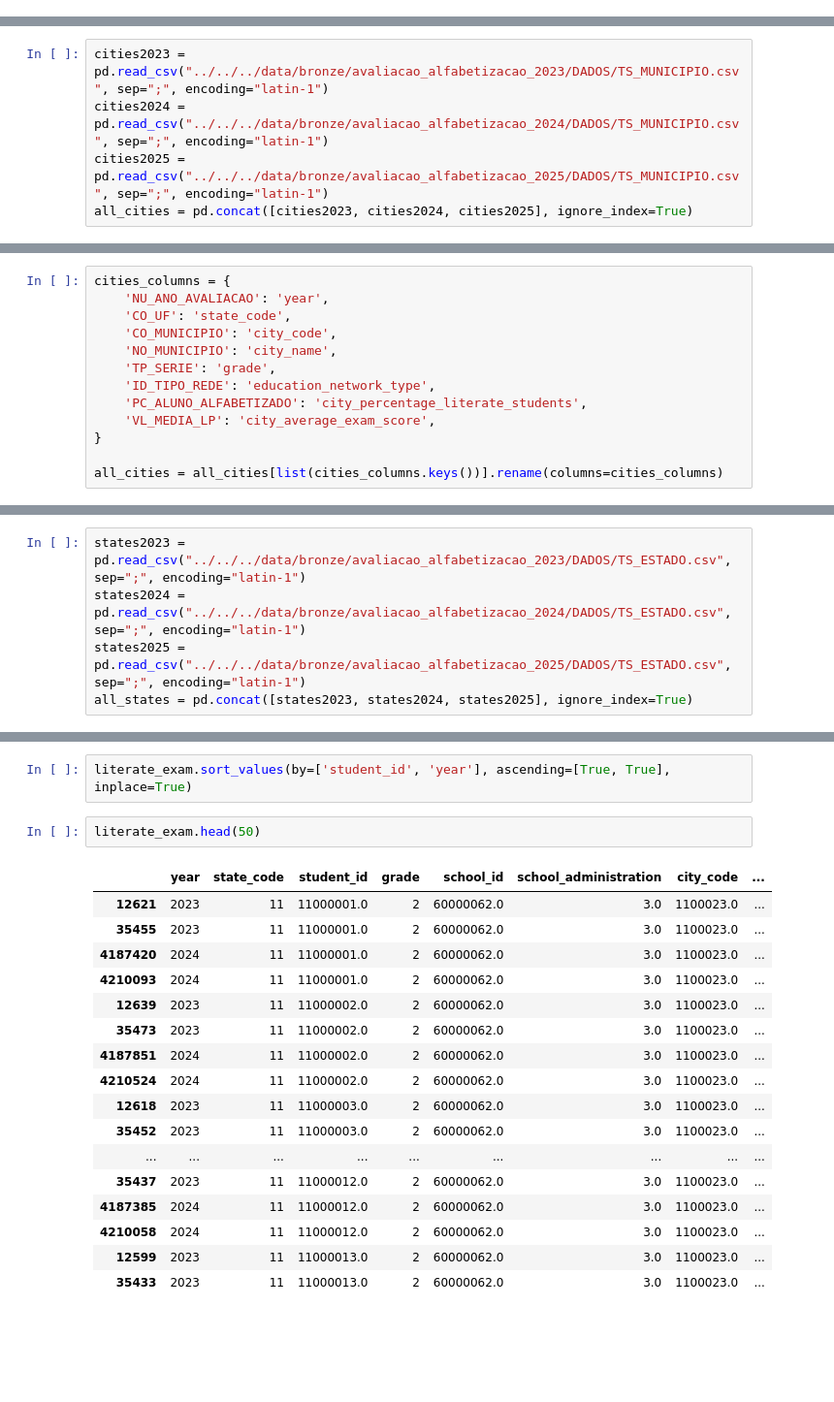
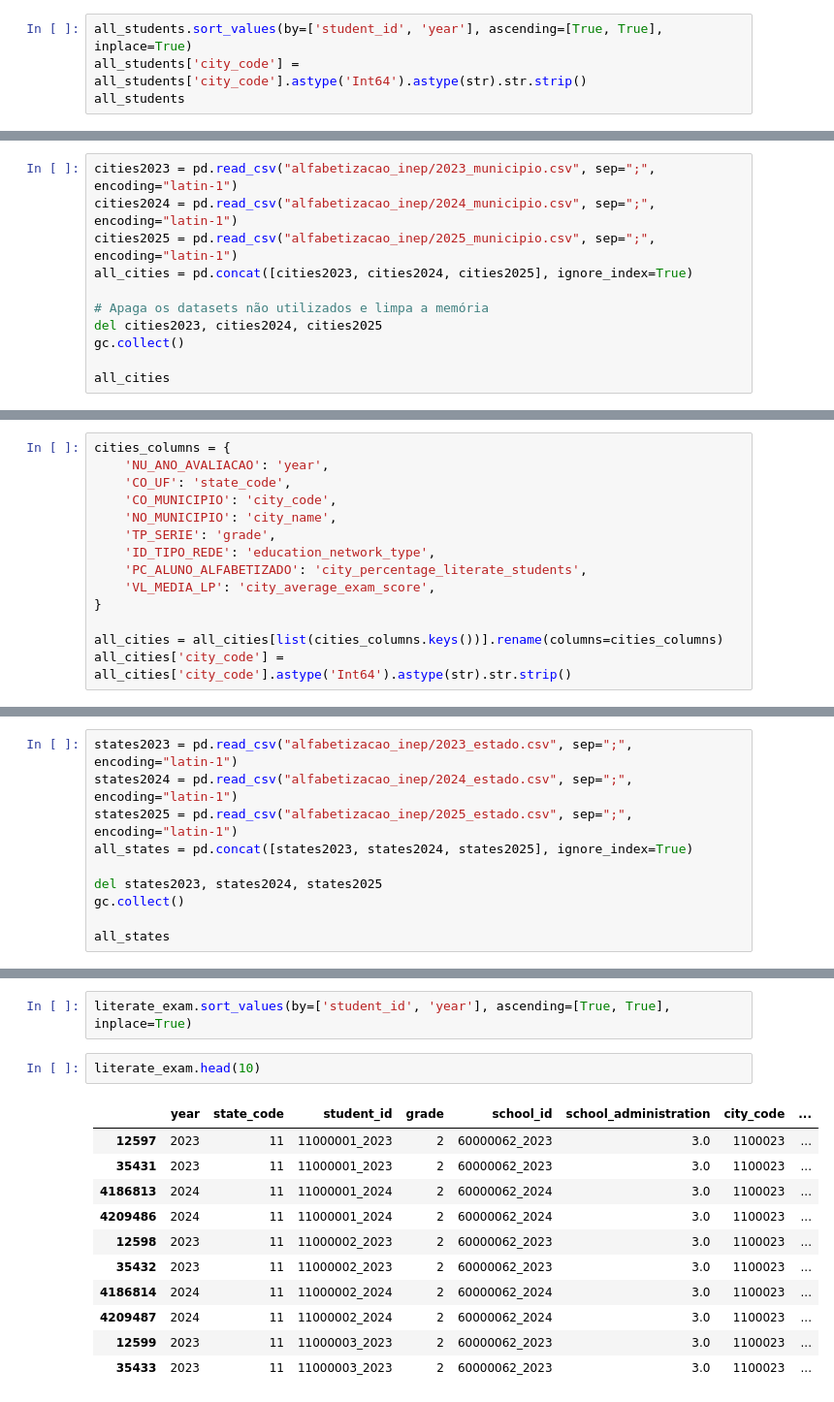
Before and after one commit to 1IAST-G29/tech-challenge-fase3, a Jupyter notebook: src/data/notebooks/eda.ipynb, the cells around one changed output, grey strips where cells are left out. Shown at 97% size. Drawn from its saved outputs; the diff is of its cells as text; blank space fills up the shorter version.

Commit message:
feat: consolidação dos datasets de alfabetização, unicaidade dos IDs, alteração dos tipos de dados e insights sobre o merge

```diff
--- a/src/data/notebooks/eda.ipynb
+++ b/src/data/notebooks/eda.ipynb
@@ -32,0 +118,4 @@ all_students.head()
+# %%
+all_students.sort_values(by=['student_id', 'year'], ascending=[True, True], inplace=True)
+all_students['city_code'] = all_students['city_code'].astype('Int64').astype(str).str.strip()
+all_students
@@ -33,5 +140,11 @@ all_students.head()
 # %%
-cities2023 = pd.read_csv("../../../data/bronze/avaliacao_alfabetizacao_2023/DADOS/TS_MUNICIPIO.csv", sep=";", encoding="latin-1")
-cities2024 = pd.read_csv("../../../data/bronze/avaliacao_alfabetizacao_2024/DADOS/TS_MUNICIPIO.csv", sep=";", encoding="latin-1")
-cities2025 = pd.read_csv("../../../data/bronze/avaliacao_alfabetizacao_2025/DADOS/TS_MUNICIPIO.csv", sep=";", encoding="latin-1")
+cities2023 = pd.read_csv("alfabetizacao_inep/2023_municipio.csv", sep=";", encoding="latin-1")
+cities2024 = pd.read_csv("alfabetizacao_inep/2024_municipio.csv", sep=";", encoding="latin-1")
+cities2025 = pd.read_csv("alfabetizacao_inep/2025_municipio.csv", sep=";", encoding="latin-1")
 all_cities = pd.concat([cities2023, cities2024, cities2025], ignore_index=True)
+
+# Apaga os datasets não utilizados e limpa a memória
+del cities2023, cities2024, cities2025
+gc.collect()
+
+all_cities
@@ -48,6 +175,7 @@ cities_columns = {
 }
 
 all_cities = all_cities[list(cities_columns.keys())].rename(columns=cities_columns)
+all_cities['city_code'] = all_cities['city_code'].astype('Int64').astype(str).str.strip()
 # %%
 all_cities.head()
 # %% [output]
@@ -60,5 +190,10 @@ all_cities.head()
 # %%
-states2023 = pd.read_csv("../../../data/bronze/avaliacao_alfabetizacao_2023/DADOS/TS_ESTADO.csv", sep=";", encoding="latin-1")
-states2024 = pd.read_csv("../../../data/bronze/avaliacao_alfabetizacao_2024/DADOS/TS_ESTADO.csv", sep=";", encoding="latin-1")
-states2025 = pd.read_csv("../../../data/bronze/avaliacao_alfabetizacao_2025/DADOS/TS_ESTADO.csv", sep=";", encoding="latin-1")
+states2023 = pd.read_csv("alfabetizacao_inep/2023_estado.csv", sep=";", encoding="latin-1")
+states2024 = pd.read_csv("alfabetizacao_inep/2024_estado.csv", sep=";", encoding="latin-1")
+states2025 = pd.read_csv("alfabetizacao_inep/2025_estado.csv", sep=";", encoding="latin-1")
 all_states = pd.concat([states2023, states2024, states2025], ignore_index=True)
+
+del states2023, states2024, states2025
+gc.collect()
+
+all_states
@@ -162,22 +299,16 @@ literate_exam.set_index(['student_id', 'year'])
 # %%
 literate_exam.sort_values(by=['student_id', 'year'], ascending=[True, True], inplace=True)
 # %%
-literate_exam.head(50)
+literate_exam.head(10)
 # %% [output]
 |  | year | state_code | student_id | grade | school_id | school_administration | city_code | ... |
-| 12621 | 2023 | 11 | 11000001.0 | 2 | 60000062.0 | 3.0 | 1100023.0 | ... |
-| 35455 | 2023 | 11 | 11000001.0 | 2 | 60000062.0 | 3.0 | 1100023.0 | ... |
-| 4187420 | 2024 | 11 | 11000001.0 | 2 | 60000062.0 | 3.0 | 1100023.0 | ... |
-| 4210093 | 2024 | 11 | 11000001.0 | 2 | 60000062.0 | 3.0 | 1100023.0 | ... |
-| 12639 | 2023 | 11 | 11000002.0 | 2 | 60000062.0 | 3.0 | 1100023.0 | ... |
-| 35473 | 2023 | 11 | 11000002.0 | 2 | 60000062.0 | 3.0 | 1100023.0 | ... |
-| 4187851 | 2024 | 11 | 11000002.0 | 2 | 60000062.0 | 3.0 | 1100023.0 | ... |
-| 4210524 | 2024 | 11 | 11000002.0 | 2 | 60000062.0 | 3.0 | 1100023.0 | ... |
-| 12618 | 2023 | 11 | 11000003.0 | 2 | 60000062.0 | 3.0 | 1100023.0 | ... |
-| 35452 | 2023 | 11 | 11000003.0 | 2 | 60000062.0 | 3.0 | 1100023.0 | ... |
-| ... | ... | ... | ... | ... | ... | ... | ... | ... |
-| 35437 | 2023 | 11 | 11000012.0 | 2 | 60000062.0 | 3.0 | 1100023.0 | ... |
-| 4187385 | 2024 | 11 | 11000012.0 | 2 | 60000062.0 | 3.0 | 1100023.0 | ... |
-| 4210058 | 2024 | 11 | 11000012.0 | 2 | 60000062.0 | 3.0 | 1100023.0 | ... |
-| 12599 | 2023 | 11 | 11000013.0 | 2 | 60000062.0 | 3.0 | 1100023.0 | ... |
-| 35433 | 2023 | 11 | 11000013.0 | 2 | 60000062.0 | 3.0 | 1100023.0 | ... |
+| 12597 | 2023 | 11 | 11000001_2023 | 2 | 60000062_2023 | 3.0 | 1100023 | ... |
+| 35431 | 2023 | 11 | 11000001_2023 | 2 | 60000062_2023 | 3.0 | 1100023 | ... |
+| 4186813 | 2024 | 11 | 11000001_2024 | 2 | 60000062_2024 | 3.0 | 1100023 | ... |
+| 4209486 | 2024 | 11 | 11000001_2024 | 2 | 60000062_2024 | 3.0 | 1100023 | ... |
+| 12598 | 2023 | 11 | 11000002_2023 | 2 | 60000062_2023 | 3.0 | 1100023 | ... |
+| 35432 | 2023 | 11 | 11000002_2023 | 2 | 60000062_2023 | 3.0 | 1100023 | ... |
+| 4186814 | 2024 | 11 | 11000002_2024 | 2 | 60000062_2024 | 3.0 | 1100023 | ... |
+| 4209487 | 2024 | 11 | 11000002_2024 | 2 | 60000062_2024 | 3.0 | 1100023 | ... |
+| 12599 | 2023 | 11 | 11000003_2023 | 2 | 60000062_2023 | 3.0 | 1100023 | ... |
+| 35433 | 2023 | 11 | 11000003_2023 | 2 | 60000062_2023 | 3.0 | 1100023 | ... |
```
Also changed, not shown: parts of 27 cells of this notebook, 3 other files.
